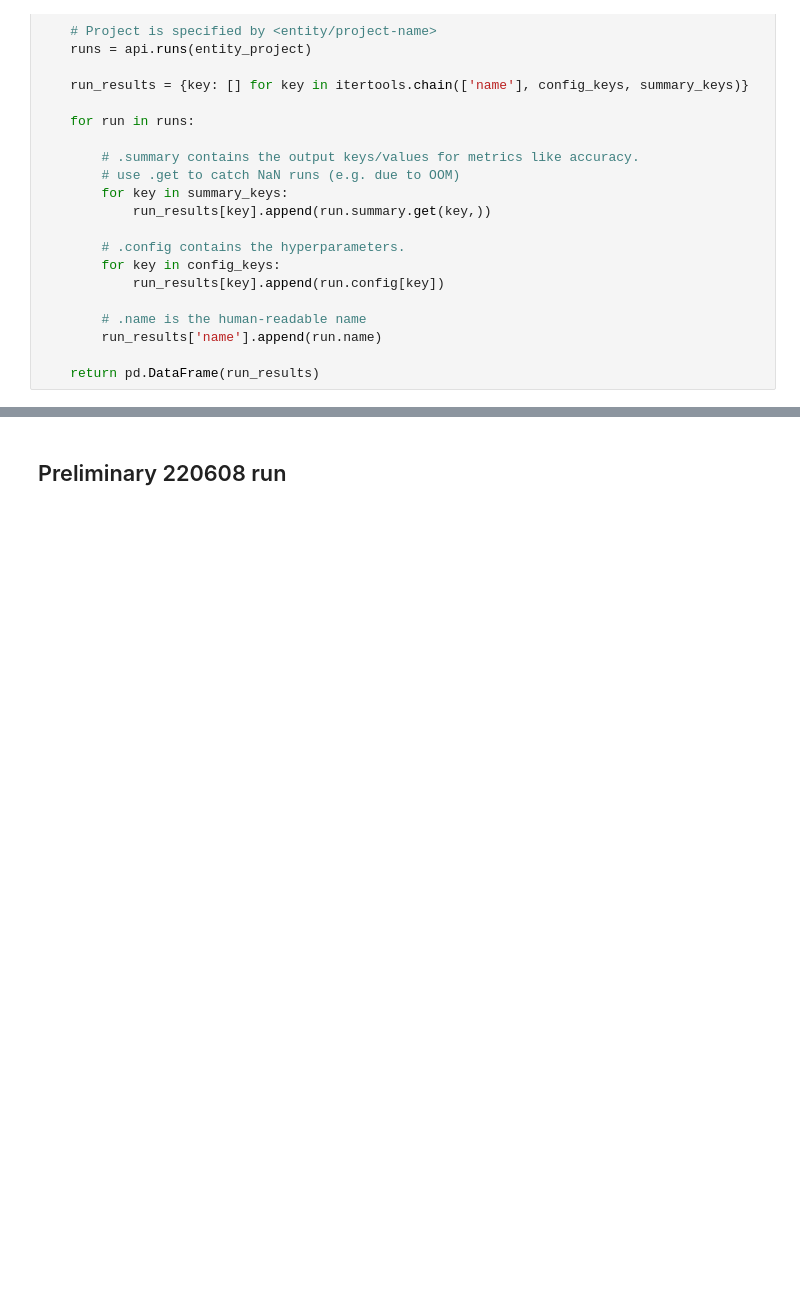
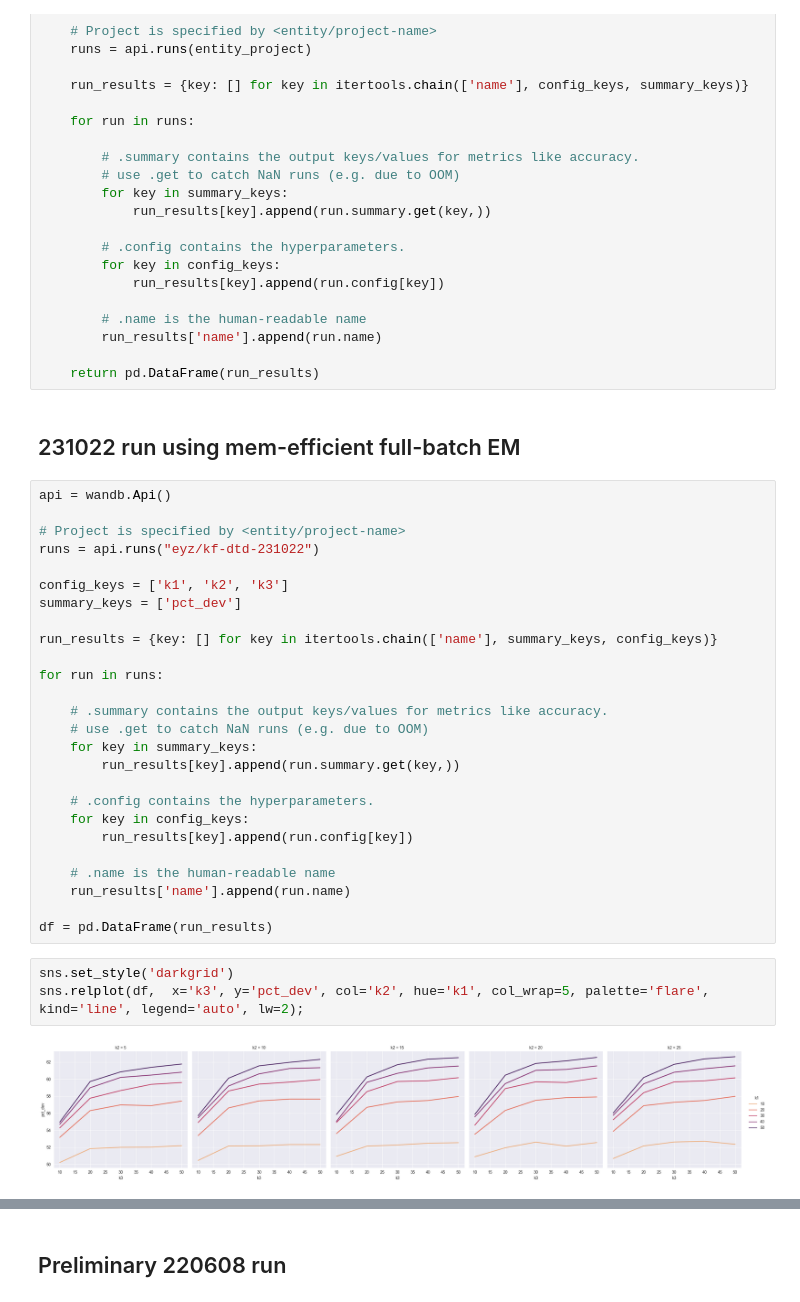
Before and after one commit to lindermanlab/dirichlet-tucker, a Jupyter notebook: analysis/kf_cv_results.ipynb, the cells around one changed output, grey strips where cells are left out. Drawn from its saved outputs; the diff is of its cells as text; blank space fills up the shorter version.

Commit message:
plotting 231022 results

```diff
--- a/analysis/kf_cv_results.ipynb
+++ b/analysis/kf_cv_results.ipynb
@@ -37,3 +37,36 @@ def get_results_df(entity_project, config_keys, summary_keys):
         run_results['name'].append(run.name)
 
     return pd.DataFrame(run_results)
+# %% [markdown]
+## 231022 run using mem-efficient full-batch EM
+# %%
+api = wandb.Api()
+
+# Project is specified by <entity/project-name>
+runs = api.runs("eyz/kf-dtd-231022")
+
+config_keys = ['k1', 'k2', 'k3']
+summary_keys = ['pct_dev']
+
+run_results = {key: [] for key in itertools.chain(['name'], summary_keys, config_keys)}
+
+for run in runs:
+
+    # .summary contains the output keys/values for metrics like accuracy.
+    # use .get to catch NaN runs (e.g. due to OOM)
+    for key in summary_keys:
+        run_results[key].append(run.summary.get(key,))
+
+    # .config contains the hyperparameters.
+    for key in config_keys:
+        run_results[key].append(run.config[key])
+
+    # .name is the human-readable name
+    run_results['name'].append(run.name)
+
+df = pd.DataFrame(run_results)
+# %%
+sns.set_style('darkgrid')
+sns.relplot(df,  x='k3', y='pct_dev', col='k2', hue='k1', col_wrap=5, palette='flare', kind='line', legend='auto', lw=2);
+# %% [output]
+[figure, added]
```
Also changed, not shown: parts of 1 cell of this notebook.
